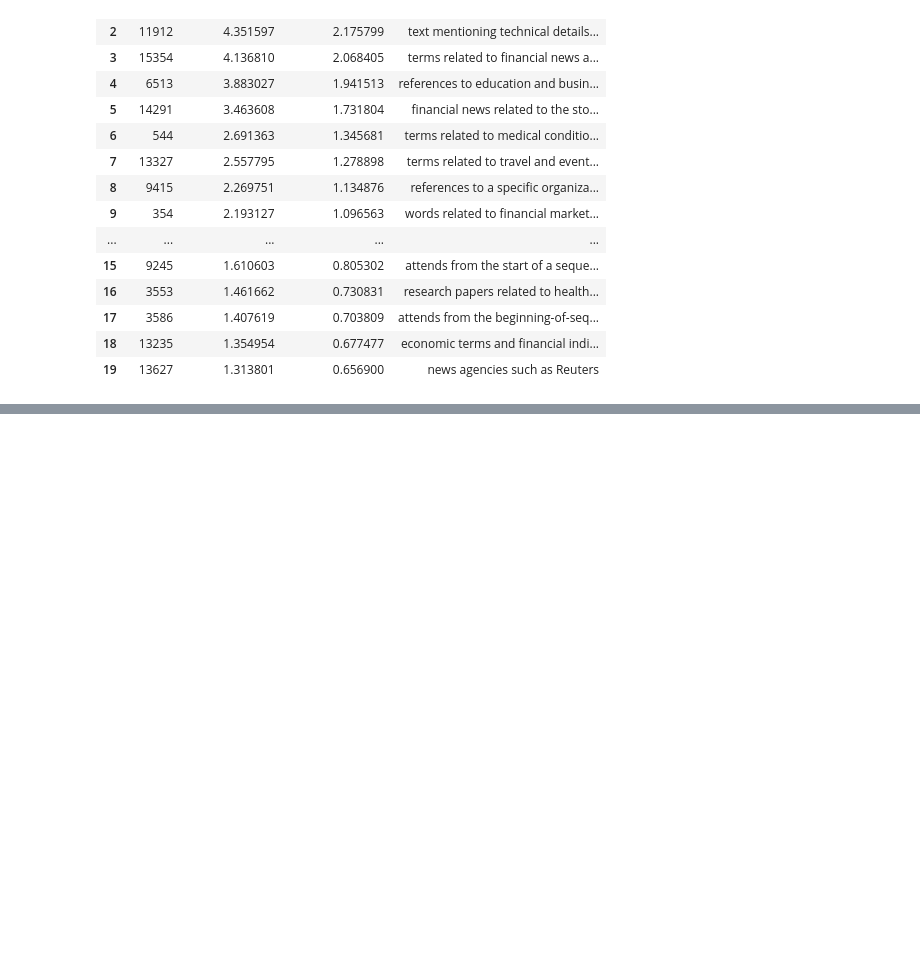
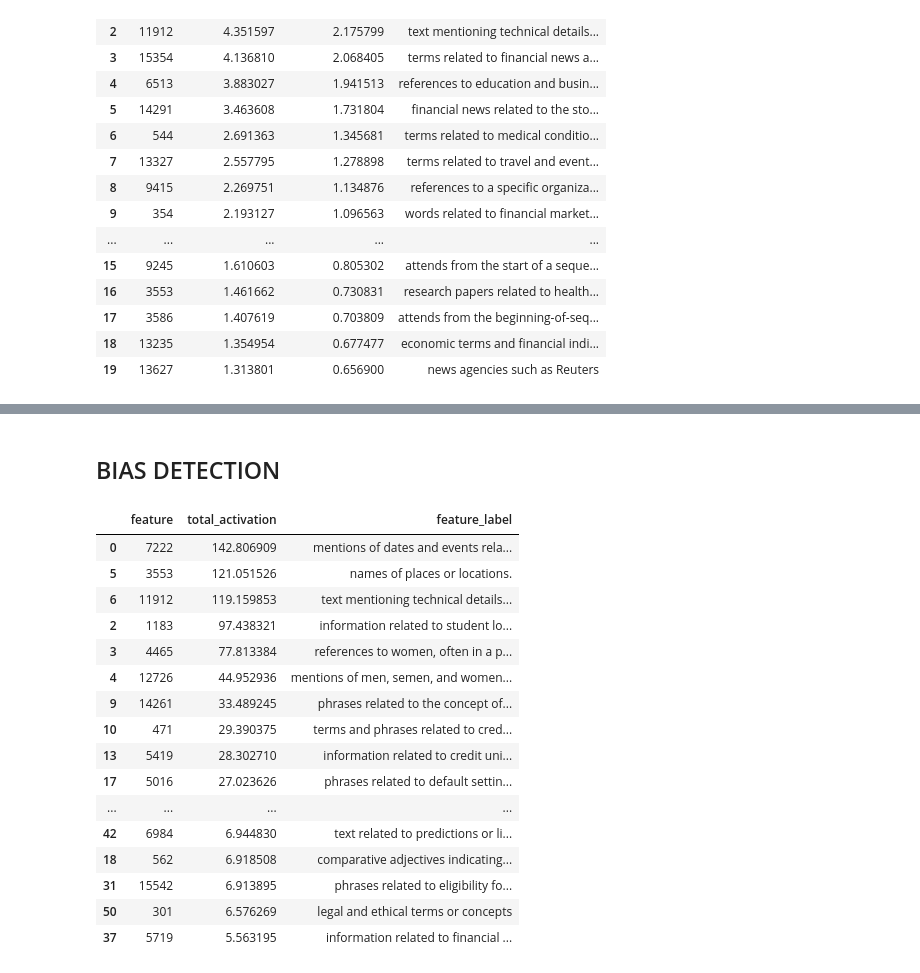
Before and after one commit to tatsath/Interpretability, a Jupyter notebook: ActivationDetectTwoPass.ipynb, the cells around one changed output, grey strips where cells are left out. Drawn from its saved outputs; the diff is of its cells as text; code cells hidden in the pictures; blank space fills up the shorter version.

```diff
--- a/ActivationDetectTwoPass.ipynb
+++ b/ActivationDetectTwoPass.ipynb
@@ -747,0 +747,2 @@ By understanding these different products, you can make more informed investment
+# %% [markdown]
+## BIAS DETECTION
@@ -747,0 +809,20 @@ By understanding these different products, you can make more informed investment
+# %%
+final_top_features
+# %% [output]
+|  | feature | total_activation | feature_label |
+| 0 | 7222 | 142.806909 | mentions of dates and events rela... |
+| 5 | 3553 | 121.051526 | names of places or locations. |
+| 6 | 11912 | 119.159853 | text mentioning technical details... |
+| 2 | 1183 | 97.438321 | information related to student lo... |
+| 3 | 4465 | 77.813384 | references to women, often in a p... |
+| 4 | 12726 | 44.952936 | mentions of men, semen, and women... |
+| 9 | 14261 | 33.489245 | phrases related to the concept of... |
+| 10 | 471 | 29.390375 | terms and phrases related to cred... |
+| 13 | 5419 | 28.302710 | information related to credit uni... |
+| 17 | 5016 | 27.023626 | phrases related to default settin... |
+| ... | ... | ... | ... |
+| 42 | 6984 | 6.944830 | text related to predictions or li... |
+| 18 | 562 | 6.918508 | comparative adjectives indicating... |
+| 31 | 15542 | 6.913895 | phrases related to eligibility fo... |
+| 50 | 301 | 6.576269 | legal and ethical terms or concepts |
+| 37 | 5719 | 5.563195 | information related to financial ... |
```
Also changed, not shown: parts of 22 cells of this notebook.
